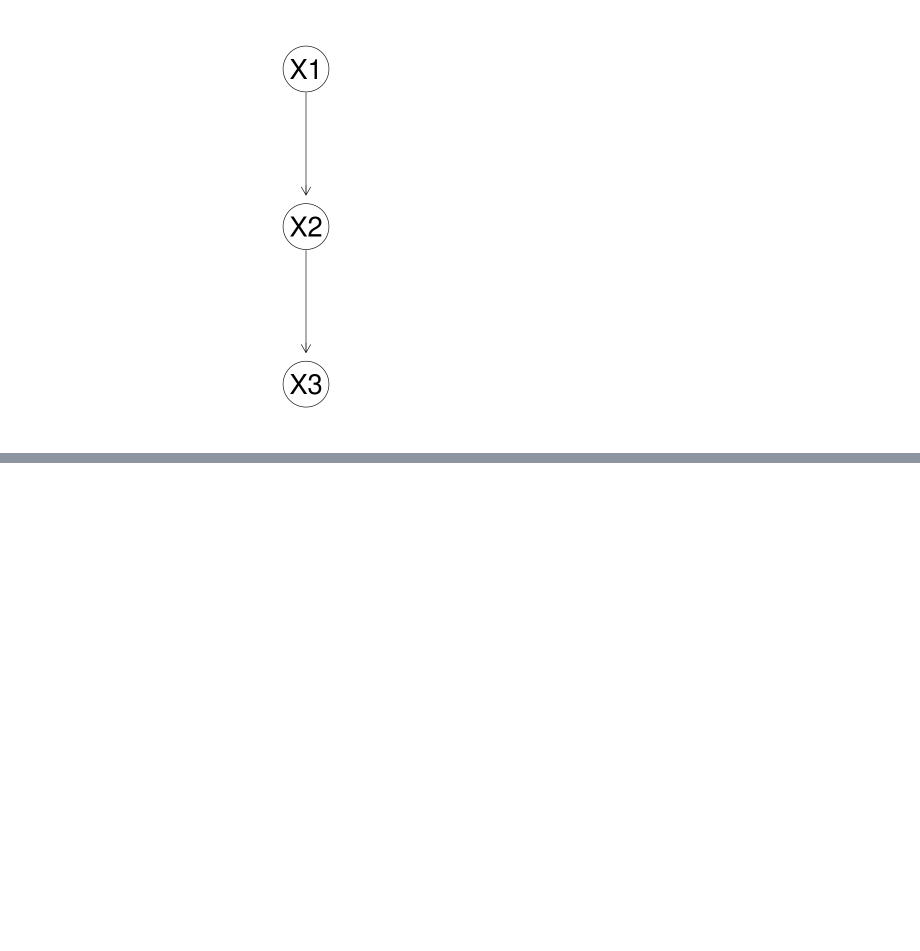
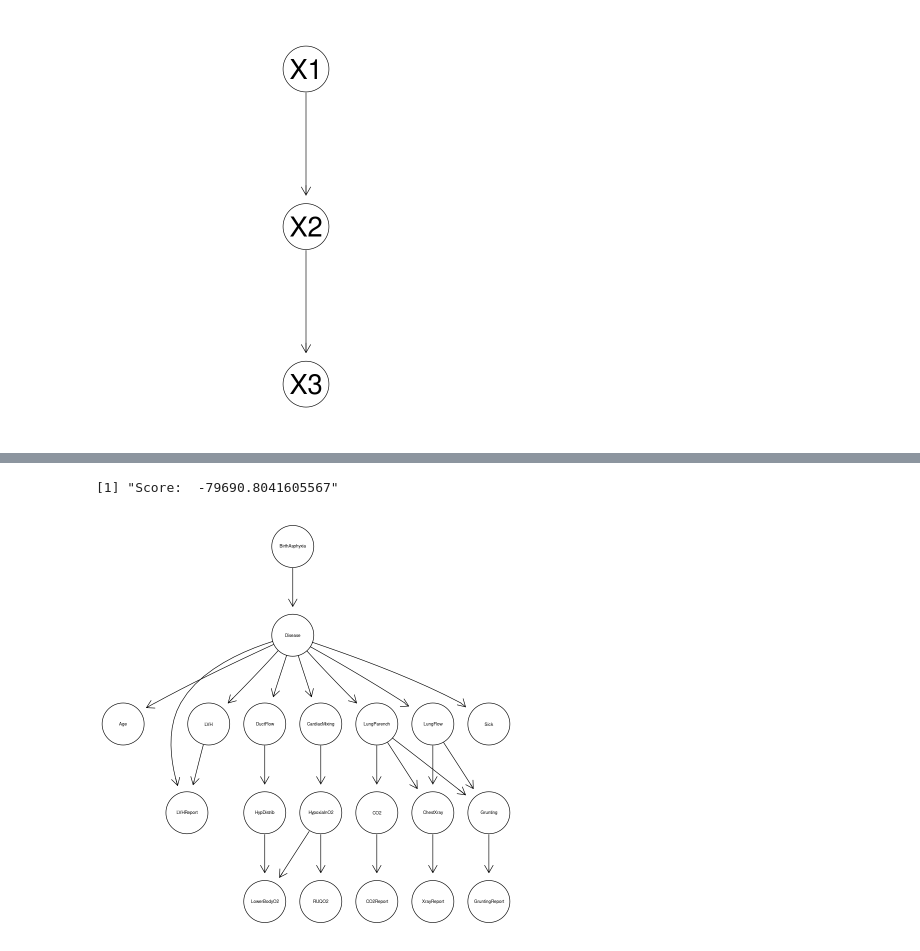
Before and after one commit to LorenzoVigorelli/BayesianNetworks, a Jupyter notebook: K2algo.ipynb, the cells around one changed output, grey strips where cells are left out. Drawn from its saved outputs; the diff is of its cells as text; code cells hidden in the pictures; blank space fills up the shorter version.

Commit message:
test datasets

```diff
--- a/K2algo.ipynb
+++ b/K2algo.ipynb
@@ -139,0 +187,3 @@ dag <- get_dag(res$names, res$parents_list)
+# %%
+res <- K2_pipeline(ruiz_example, max_parents=3)
+print(paste("Score: ", res$score))
@@ -140,4 +192,5 @@ dag <- get_dag(res$names, res$parents_list)
 # %%
+dag <- res$dag
 graphviz.plot(dag, shape="circle")
 # %% [output]
 [figure]
@@ -143,0 +199,12 @@ graphviz.plot(dag, shape="circle")
+# %%
+# Load the data
+child_df <- child() |> # S4 object
+  impute() |> # Impute the dataset to remove missing values
+  imputed.data() |> # Extract the imputed dataset
+  as.data.frame() # Convert to a data frame
+
+# Set the column names
+colnames(child_df) <- child()@variables
+print(colnames(child_df))
+
+head(child_df)
@@ -143,0 +229,10 @@ graphviz.plot(dag, shape="circle")
+# %%
+res <- K2_pipeline(child_df, max_parents=3)
+print(paste("Score: ", res$score))
+# %% [output]
+[1] "Score:  -79690.8041605567"
+# %%
+dag <- res$dag
+graphviz.plot(dag, shape="circle")
+# %% [output]
+[figure, added]
```
Also changed, not shown: parts of 26 cells of this notebook.
